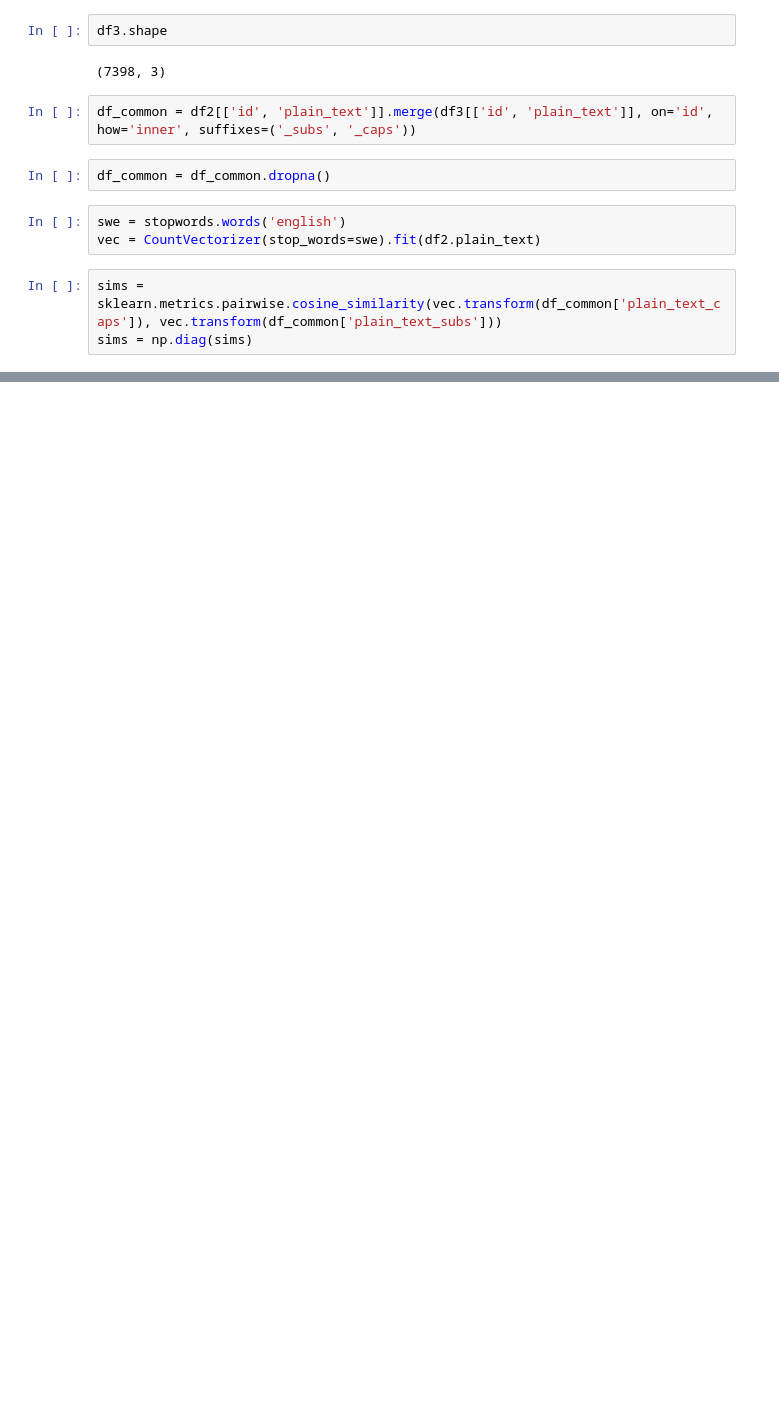
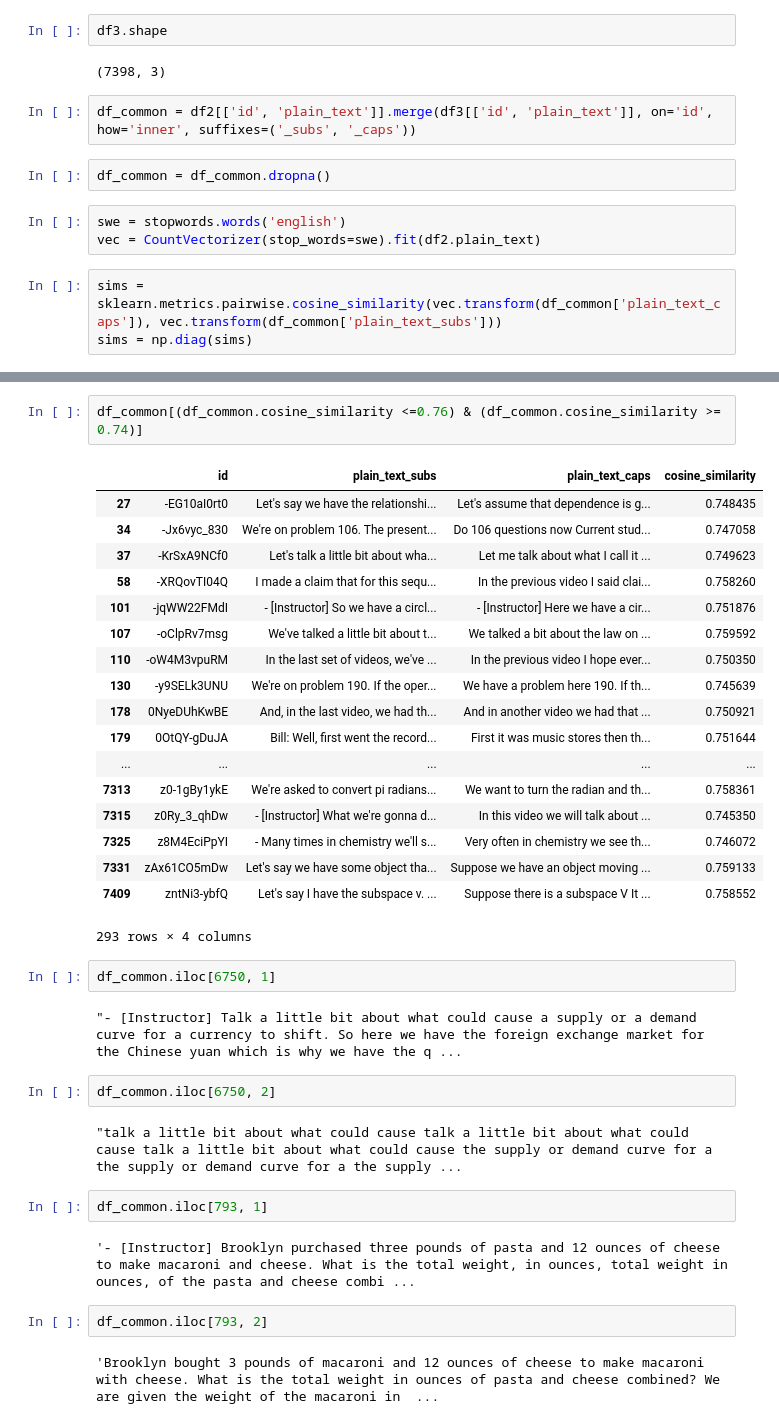
Before and after one commit to done-my-way/caption_search, a Jupyter notebook: EDAf.ipynb, the cells around one changed output, grey strips where cells are left out. Drawn from its saved outputs; the diff is of its cells as text; blank space fills up the shorter version.

```diff
--- a/EDAf.ipynb
+++ b/EDAf.ipynb
@@ -157,0 +246,37 @@ sims.mean()
+# %%
+df_common[(df_common.cosine_similarity <=0.76) & (df_common.cosine_similarity >= 0.74)]
+# %% [output]
+|  | id | plain_text_subs | plain_text_caps | cosine_similarity |
+| 27 | -EG10aI0rt0 | Let's say we have the relationshi... | Let's assume that dependence is g... | 0.748435 |
+| 34 | -Jx6vyc_830 | We're on problem 106. The present... | Do 106 questions now Current stud... | 0.747058 |
+| 37 | -KrSxA9NCf0 | Let's talk a little bit about wha... | Let me talk about what I call it ... | 0.749623 |
+| 58 | -XRQovTI04Q | I made a claim that for this sequ... | In the previous video I said clai... | 0.758260 |
+| 101 | -jqWW22FMdI | - [Instructor] So we have a circl... | - [Instructor] Here we have a cir... | 0.751876 |
+| 107 | -oClpRv7msg | We've talked a little bit about t... | We talked a bit about the law on ... | 0.759592 |
+| 110 | -oW4M3vpuRM | In the last set of videos, we've ... | In the previous video I hope ever... | 0.750350 |
+| 130 | -y9SELk3UNU | We're on problem 190. If the oper... | We have a problem here 190. If th... | 0.745639 |
+| 178 | 0NyeDUhKwBE | And, in the last video, we had th... | And in another video we had that ... | 0.750921 |
+| 179 | 0OtQY-gDuJA | Bill: Well, first went the record... | First it was music stores then th... | 0.751644 |
+| ... | ... | ... | ... | ... |
+| 7313 | z0-1gBy1ykE | We're asked to convert pi radians... | We want to turn the radian and th... | 0.758361 |
+| 7315 | z0Ry_3_qhDw | - [Instructor] What we're gonna d... | In this video we will talk about ... | 0.745350 |
+| 7325 | z8M4EciPpYI | - Many times in chemistry we'll s... | Very often in chemistry we see th... | 0.746072 |
+| 7331 | zAx61CO5mDw | Let's say we have some object tha... | Suppose we have an object moving ... | 0.759133 |
+| 7409 | zntNi3-ybfQ | Let's say I have the subspace v. ... | Suppose there is a subspace V It ... | 0.758552 |
+293 rows × 4 columns
+# %%
+df_common.iloc[6750, 1]
+# %% [output]
+"- [Instructor] Talk a little bit about what could cause a supply or a demand curve for a currency to shift. So here we have the foreign exchange market for the Chinese yuan which is why we have the q ...
+# %%
+df_common.iloc[6750, 2]
+# %% [output]
+"talk a little bit about what could cause talk a little bit about what could cause talk a little bit about what could cause the supply or demand curve for a the supply or demand curve for a the supply ...
+# %%
+df_common.iloc[793, 1]
+# %% [output]
+'- [Instructor] Brooklyn purchased three pounds of pasta and 12 ounces of cheese to make macaroni and cheese. What is the total weight, in ounces, total weight in ounces, of the pasta and cheese combi ...
+# %%
+df_common.iloc[793, 2]
+# %% [output]
+'Brooklyn bought 3 pounds of macaroni and 12 ounces of cheese to make macaroni with cheese. What is the total weight in ounces of pasta and cheese combined? We are given the weight of the macaroni in  ...
```
Also changed, not shown: parts of 17 cells of this notebook, 22 other files.
